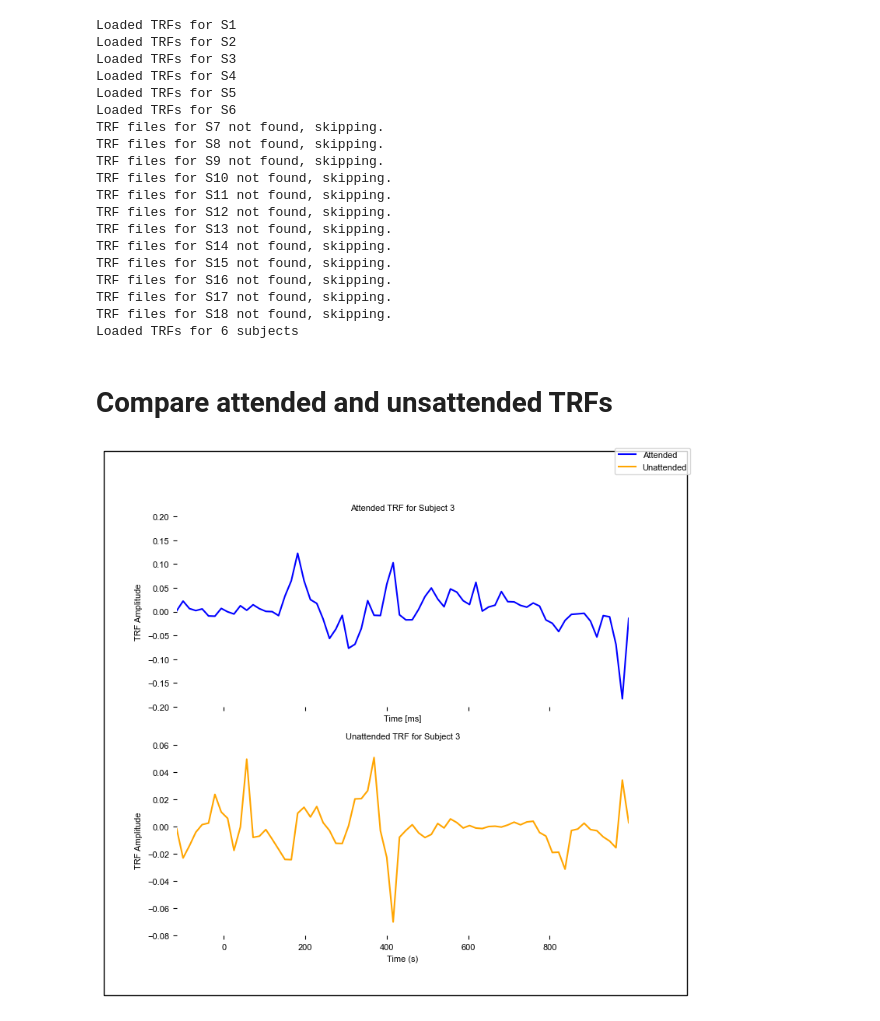
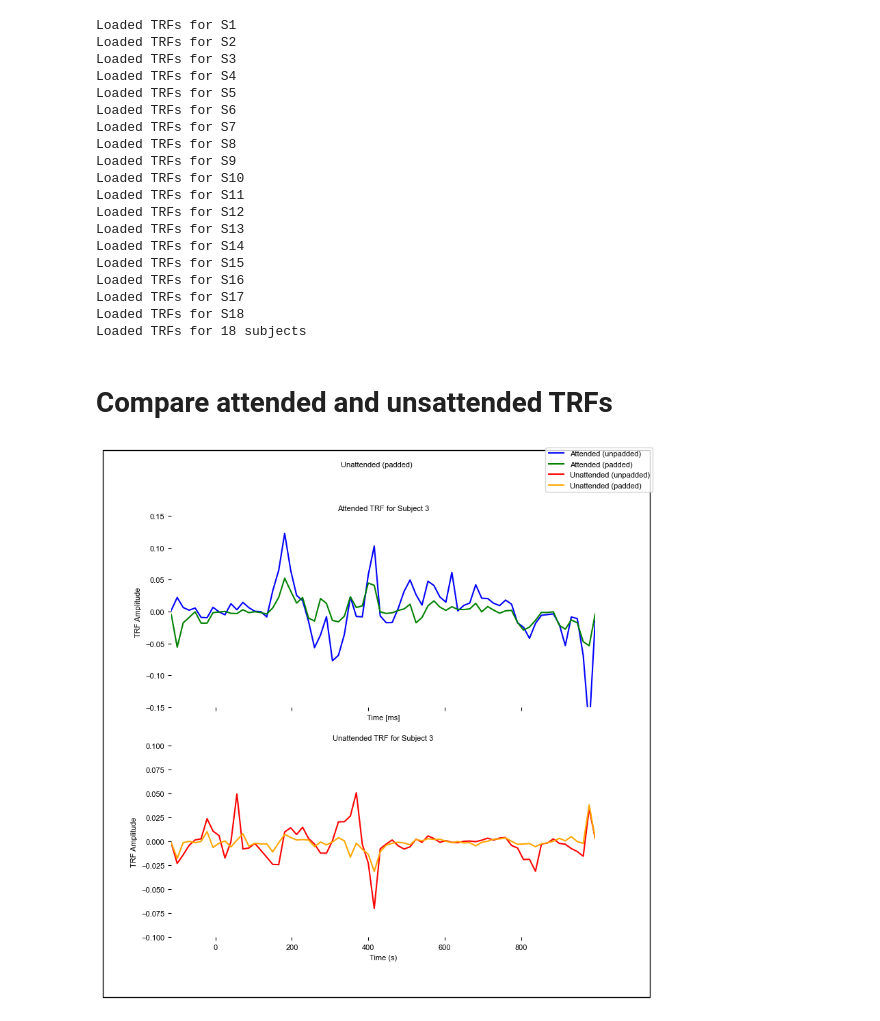
Before and after one commit to sylmester/cocoha, a Jupyter notebook: figures/comparison-attended-unattended.ipynb, the cells around one changed output. Drawn from its saved outputs; the diff is of its cells as text; code cells hidden in the pictures.

Commit message:
Update the figures files to include attended unattened and padded vs unpadded

```diff
--- a/figures/comparison-attended-unattended.ipynb
+++ b/figures/comparison-attended-unattended.ipynb
@@ -34,19 +34,32 @@ pyplot.rcParams.update(RC)
 # Load envelope TRFs for all subjects
 trfs = []
 r_values = []
+proportion_explained_values = []
 
 SUBJECTS = helper_functions.get_subjects()
 
 for subject in SUBJECTS:
+    # unpadded trials
     attended_trf_path = file_paths.TRF_DIR / subject / f'{subject}_attended_trf.pickle'
     unattended_trf_path = file_paths.TRF_DIR / subject / f'{subject}_unattended_trf.pickle'
 
-    if attended_trf_path.exists() and unattended_trf_path.exists():
+    # padded trials
+    attended_padded_trf_path = file_paths.TRF_DIR / subject / f'{subject}_attended_padded_trf.pickle'
+    unattended_padded_trf_path = file_paths.TRF_DIR / subject / f'{subject}_unattended_padded_trf.pickle'
+
+    if attended_trf_path.exists() and unattended_trf_path.exists() and attended_padded_trf_path.exists() and unattended_padded_trf_path.exists():
+        # Load both unpadded and padded TRFs for the subject
         trf_attended = eelbrain.load.unpickle(attended_trf_path)
         trf_unattended = eelbrain.load.unpickle(unattended_trf_path)
-        trfs.append((trf_attended, trf_unattended))
 
-        r_values.append((trf_attended.r, trf_unattended.r))
+        trf_attended_padded = eelbrain.load.unpickle(attended_padded_trf_path)
+        trf_unattended_padded = eelbrain.load.unpickle(unattended_padded_trf_path)
+
+        trfs.append((trf_attended, trf_unattended, trf_attended_padded, trf_unattended_padded))
+
+        r_values.append((trf_attended.r, trf_unattended.r, trf_attended_padded.r, trf_unattended_padded.r))
+        proportion_explained_values.append((trf_attended.proportion_explained, trf_unattended.proportion_explained, trf_attended_padded.proportion_explained, trf_unattended_padded.proportion_explained))
+
         # Note that r does not take into account the model’s ability to predict the magnitude of the response, only its shape; for a measure that reflects both, consider using proportion_explained.
 
         print(f"Loaded TRFs for {subject}")
@@ -62,42 +75,51 @@ Loaded TRFs for S3
 Loaded TRFs for S4
 Loaded TRFs for S5
 Loaded TRFs for S6
-TRF files for S7 not found, skipping.
-TRF files for S8 not found, skipping.
-TRF files for S9 not found, skipping.
-TRF files for S10 not found, skipping.
-TRF files for S11 not found, skipping.
-TRF files for S12 not found, skipping.
-TRF files for S13 not found, skipping.
-TRF files for S14 not found, skipping.
-TRF files for S15 not found, skipping.
-TRF files for S16 not found, skipping.
-TRF files for S17 not found, skipping.
-TRF files for S18 not found, skipping.
-Loaded TRFs for 6 subjects
+Loaded TRFs for S7
+Loaded TRFs for S8
+Loaded TRFs for S9
+Loaded TRFs for S10
+Loaded TRFs for S11
+Loaded TRFs for S12
+Loaded TRFs for S13
+Loaded TRFs for S14
+Loaded TRFs for S15
+Loaded TRFs for S16
+Loaded TRFs for S17
+Loaded TRFs for S18
+Loaded TRFs for 18 subjects
 # %% [markdown]
 # Compare attended and unsattended TRFs
 # %%
 SUBJECT_NUMBER = 3
 
 attended_trf_mean = trfs[SUBJECT_NUMBER -1 ][0].h_scaled.mean('sensor')
 unattended_trf_mean = trfs[SUBJECT_NUMBER - 1][1].h_scaled.mean('sensor')
 
+attended_padded_trf_mean = trfs[SUBJECT_NUMBER -1 ][2].h_scaled.mean('sensor')
+unattended_padded_trf_mean = trfs[SUBJECT_NUMBER - 1][3].h_scaled.mean('sensor')
+
 # plot the TRFs together in one plot for the first subject with pyplot
 # Setup the figure layout
-fig, axes = pyplot.subplots(2, figsize=(7.5, 7), sharex=True, subplot_kw=dict(frame_on=False))
-eelbrain.plot.UTS(attended_trf_mean, axes=axes[0], color='blue')
-eelbrain.plot.UTS(unattended_trf_mean, axes=axes[1], color='orange')
+fig, axes = pyplot.subplots(2, figsize=(8, 8), sharex=True, subplot_kw=dict(frame_on=False))
+eelbrain.plot.UTS(attended_trf_mean, axes=axes[0], color='blue', title='Attended (unpadded)')
+eelbrain.plot.UTS(attended_padded_trf_mean, axes=axes[0], color='green', title='Attended (padded)')
 
-fig.legend(['Attended', 'Unattended'], loc='upper right')
+eelbrain.plot.UTS(unattended_trf_mean, axes=axes[1], color='red', title='Unattended (unpadded)')
+eelbrain.plot.UTS(unattended_padded_trf_mean, axes=axes[1], color='orange', title='Unattended (padded)')
+
+#fig.legend(['Attended', 'Unattended', ], loc='upper right')
+fig.legend(['Attended (unpadded)', 'Attended (padded)', 'Unattended (unpadded)', 'Unattended (padded)'], loc='upper right')
 axes[0].set_title(f'Attended TRF for Subject {SUBJECT_NUMBER}')
 axes[1].set_title(f'Unattended TRF for Subject {SUBJECT_NUMBER}')
+axes[0].set_ylim(-0.15, 0.15)
 axes[0].set_ylabel('TRF Amplitude')
+axes[1].set_ylim(-0.1, 0.1)
 axes[1].set_ylabel('TRF Amplitude')
 axes[1].set_xlabel('Time (s)')
 
 
 eelbrain.plot.figure_outline()
 fig.savefig(file_paths.FIGURES_DIR / 'comparison_attended_unattended.png', bbox_inches='tight')
 # %% [output]
-[figure, old version]
+[figure, new version]
```
Also changed, not shown: parts of 3 cells of this notebook, 1 other file.
